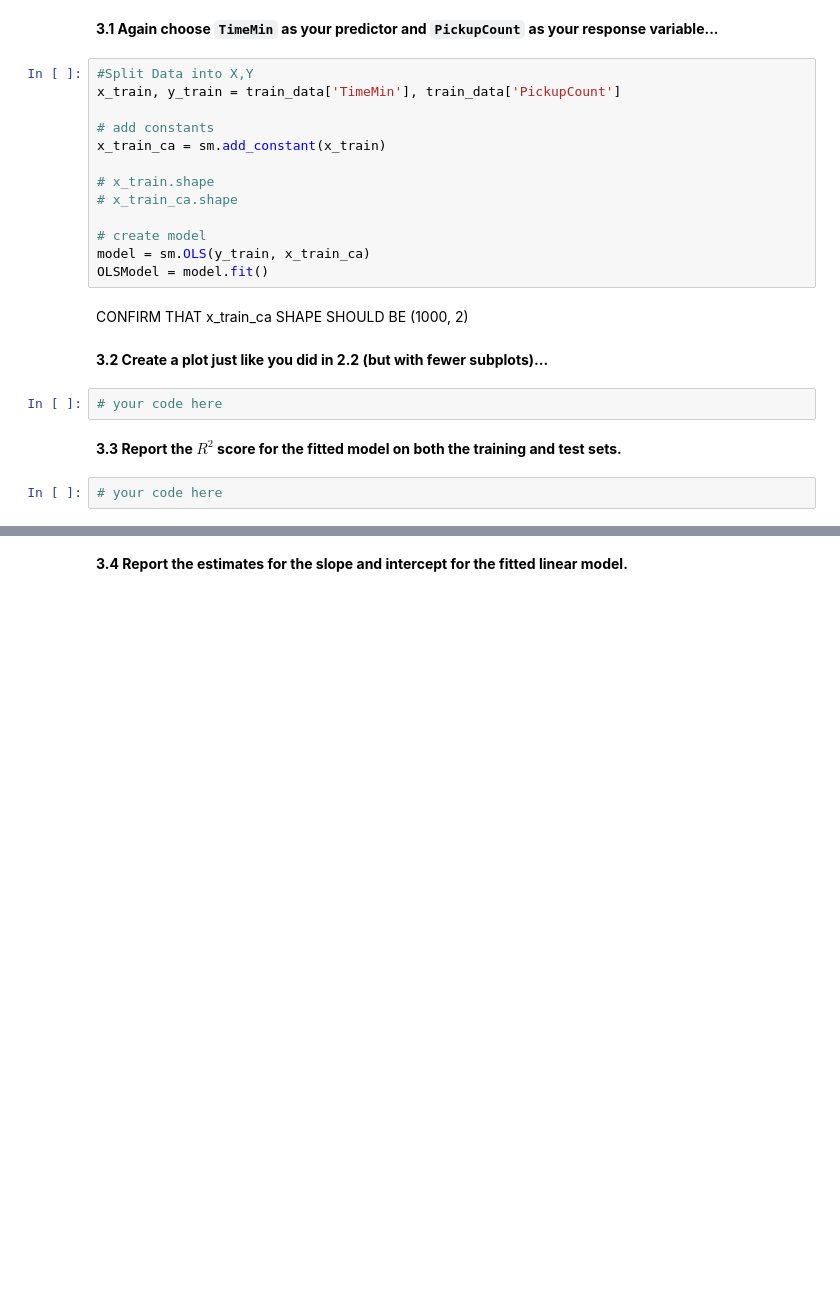
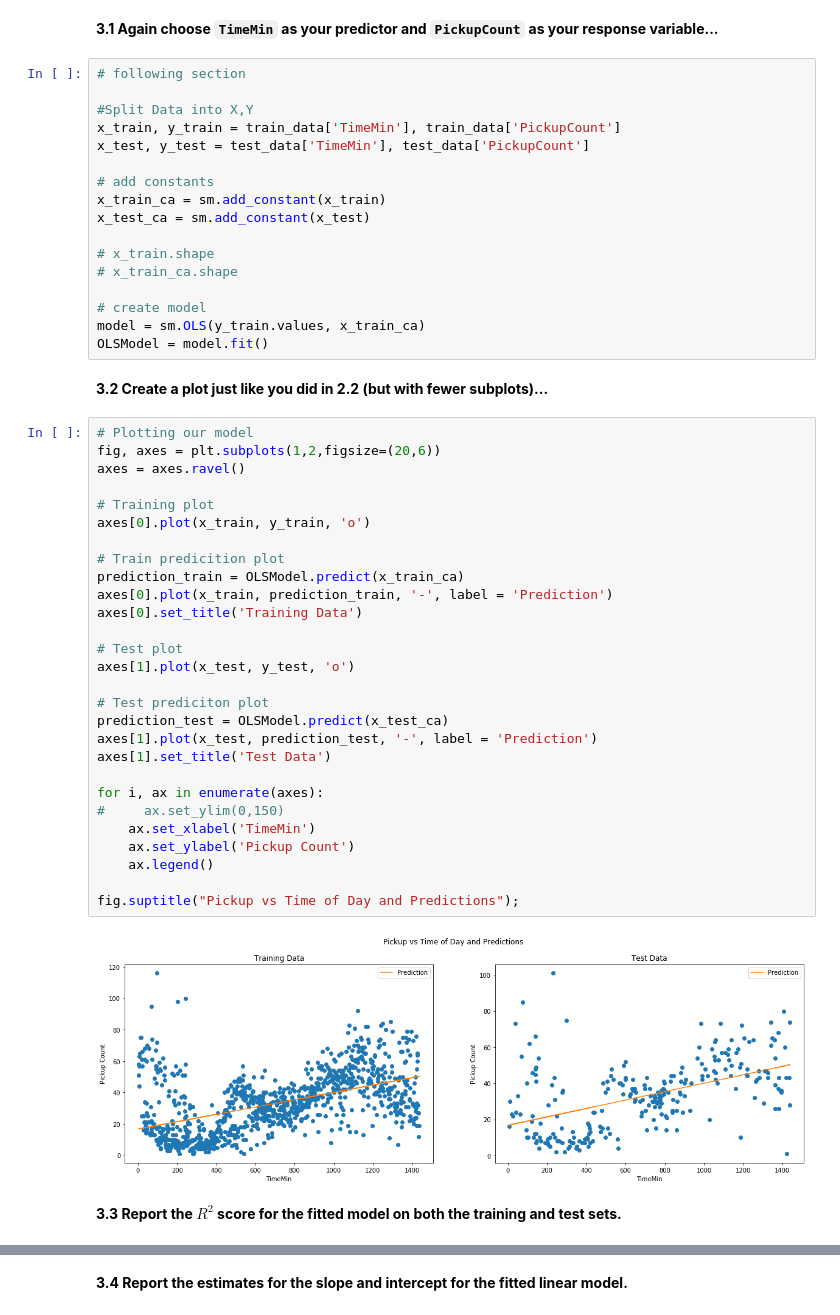
Before and after one commit to katevovor/2019-CS109A, a Jupyter notebook: hw/hw2/cs109a_hw2_109_submit.ipynb, the cells around one changed output, grey strips where cells are left out. Saved outputs shown, nothing was run; the diff lists cells and outputs as text; blank space fills up the shorter version.

```diff
--- a/hw/hw2/cs109a_hw2_109_submit.ipynb
+++ b/hw/hw2/cs109a_hw2_109_submit.ipynb
@@ -315,25 +300,53 @@ We next consider simple linear regression, which we know from lecture is a param
 # %% [markdown]
 **3.1 Again choose `TimeMin` as your predictor and `PickupCount` as your response variable...**
 # %%
+# following section
+
 #Split Data into X,Y
 x_train, y_train = train_data['TimeMin'], train_data['PickupCount']
+x_test, y_test = test_data['TimeMin'], test_data['PickupCount']
 
 # add constants
 x_train_ca = sm.add_constant(x_train)
+x_test_ca = sm.add_constant(x_test)
 
 # x_train.shape
 # x_train_ca.shape
 
 # create model
-model = sm.OLS(y_train, x_train_ca)
+model = sm.OLS(y_train.values, x_train_ca)
 OLSModel = model.fit()
-# %% [markdown]
-CONFIRM THAT x_train_ca SHAPE SHOULD BE (1000, 2)
 # %% [markdown]
 **3.2 Create a plot just like you did in 2.2 (but with fewer subplots)...**
-# %%
-# your code here
+# %%
+# Plotting our model
+fig, axes = plt.subplots(1,2,figsize=(20,6))
+axes = axes.ravel()
+
+# Training plot
+axes[0].plot(x_train, y_train, 'o')
+
+# Train predicition plot
+prediction_train = OLSModel.predict(x_train_ca)
+axes[0].plot(x_train, prediction_train, '-', label = 'Prediction')
+axes[0].set_title('Training Data')
+
+# Test plot
+axes[1].plot(x_test, y_test, 'o')
+
+# Test prediciton plot
+prediction_test = OLSModel.predict(x_test_ca)
+axes[1].plot(x_test, prediction_test, '-', label = 'Prediction')
+axes[1].set_title('Test Data')
+
+for i, ax in enumerate(axes):
+#     ax.set_ylim(0,150)
+    ax.set_xlabel('TimeMin')
+    ax.set_ylabel('Pickup Count')
+    ax.legend()
+
+fig.suptitle("Pickup vs Time of Day and Predictions");
+# %% [output]
+[figure, added]
 # %% [markdown]
 **3.3 Report the $R^2$ score for the fitted model on both the training and test sets.**
-# %%
-# your code here
```
Also changed, not shown: parts of 27 cells of this notebook, 13 other files.
